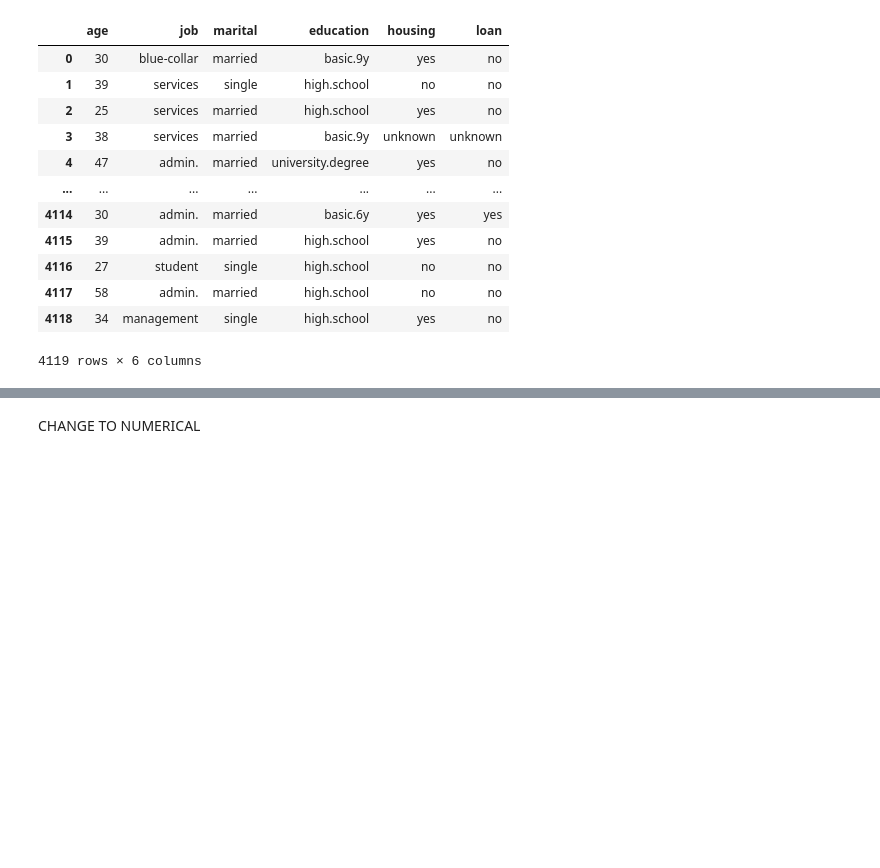
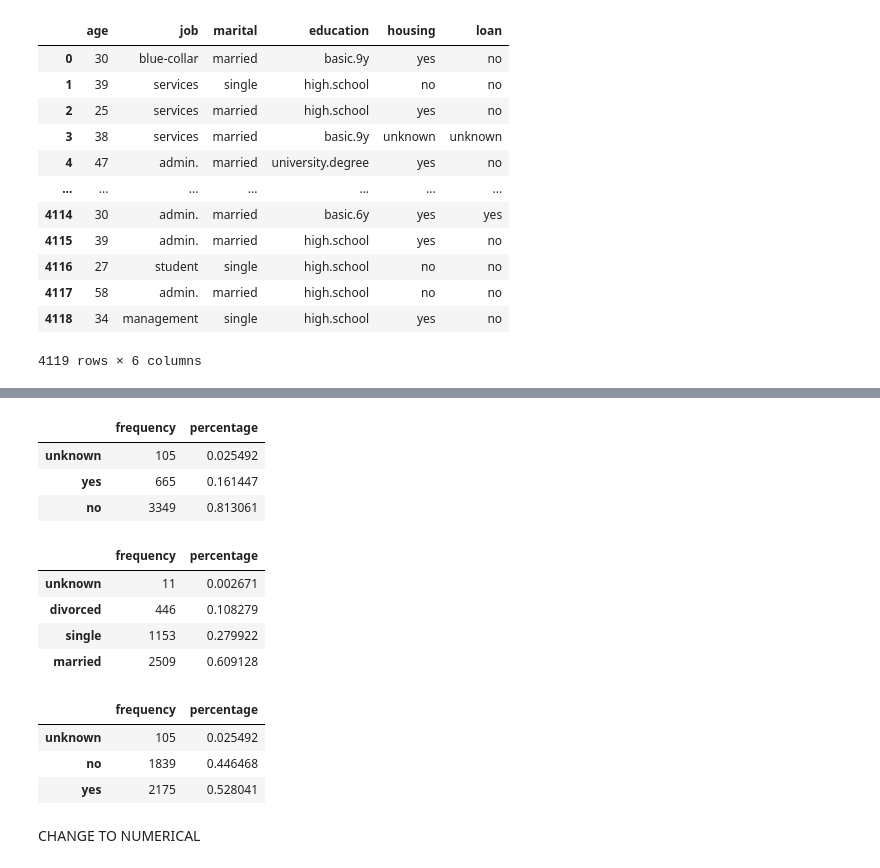
Before and after one commit to peii14/LoanTransaction, a Jupyter notebook: mine.ipynb, the cells around one changed output, grey strips where cells are left out. Drawn from its saved outputs; the diff is of its cells as text; code cells hidden in the pictures; blank space fills up the shorter version.

```diff
--- a/mine.ipynb
+++ b/mine.ipynb
@@ -112,3 +139,46 @@ Name: marital, dtype: object
+# %%
+frequency = attribute.loan.value_counts(normalize=False)
+percentage = attribute.loan.value_counts(normalize=True)
+data2 = {'frequency':frequency,
+        'percentage': percentage}
+
+loan = pd.DataFrame(data2)
+loan = loan.sort_values(loan.columns[1],kind='quicksort')
+loan
+# %% [output]
+|  | frequency | percentage |
+| unknown | 105 | 0.025492 |
+| yes | 665 | 0.161447 |
+| no | 3349 | 0.813061 |
+# %%
+frequency = attribute.marital.value_counts(normalize=False)
+percentage = attribute.marital.value_counts(normalize=True)
+data2 = {'frequency':frequency,
+        'percentage': percentage}
+
+marital = pd.DataFrame(data2)
+marital = marital.sort_values(marital.columns[1],kind='quicksort')
+marital
+# %% [output]
+|  | frequency | percentage |
+| unknown | 11 | 0.002671 |
+| divorced | 446 | 0.108279 |
+| single | 1153 | 0.279922 |
+| married | 2509 | 0.609128 |
+# %%
+frequency = attribute.housing.value_counts(normalize=False)
+percentage = attribute.housing.value_counts(normalize=True)
+data2 = {'frequency':frequency,
+        'percentage': percentage}
+
+housing = pd.DataFrame(data2)
+housing = housing.sort_values(housing.columns[1],kind='quicksort')
+housing
+# %% [output]
+|  | frequency | percentage |
+| unknown | 105 | 0.025492 |
+| no | 1839 | 0.446468 |
+| yes | 2175 | 0.528041 |
 # %% [markdown]
 CHANGE TO NUMERICAL
 # %%
```
Also changed, not shown: parts of 14 cells of this notebook, 1 other file.
